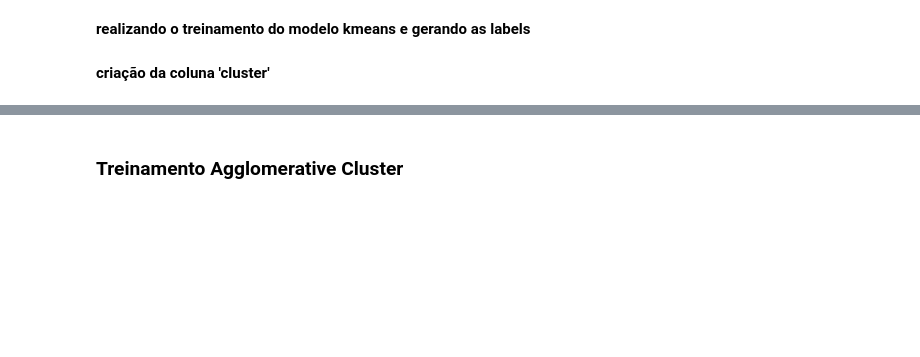
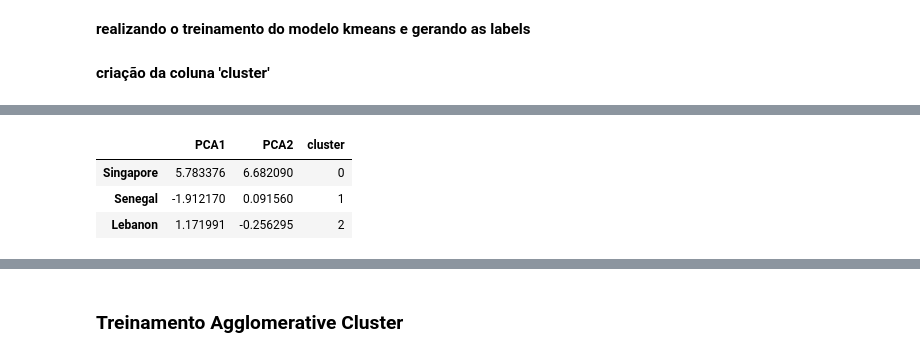
Before and after one commit to LMRocha/pd_algoritmos_clusterizacao, a Jupyter notebook: country_data.ipynb, the cells around one changed output, grey strips where cells are left out. Cells and saved outputs as stored; diff of their text form; code cells hidden in the pictures; blank space fills up the shorter version.

```diff
--- a/country_data.ipynb
+++ b/country_data.ipynb
@@ -243,3 +274,23 @@ df_xpca
+# %%
+labels = model_kmeans.labels_
+centroids = model_kmeans.cluster_centers_
+
+out = []
+for k in range(len(centroids)):
+    idx = np.where(labels == k)[0]                  # points in this cluster
+    pts = df_xpca.drop(['cluster'],axis=1) .iloc[idx]
+    d = np.linalg.norm(pts - centroids[k], axis=1)  # euclidean
+    nearest = idx[np.argmin(d)]
+    out.append(nearest)
+
+nearest_points = df_xpca.iloc[out]
+nearest_points.index = nearest_points.index.map(df['country'])
+nearest_points
+# %% [output]
+|  | PCA1 | PCA2 | cluster |
+| Singapore | 5.783376 | 6.682090 | 0 |
+| Senegal | -1.912170 | 0.091560 | 1 |
+| Lebanon | 1.171991 | -0.256295 | 2 |
 # %%
 plot_data_clusters(data=df_xpca,centroids=km_centroids)
 # %% [output]
```
Also changed, not shown: parts of 11 cells of this notebook.
